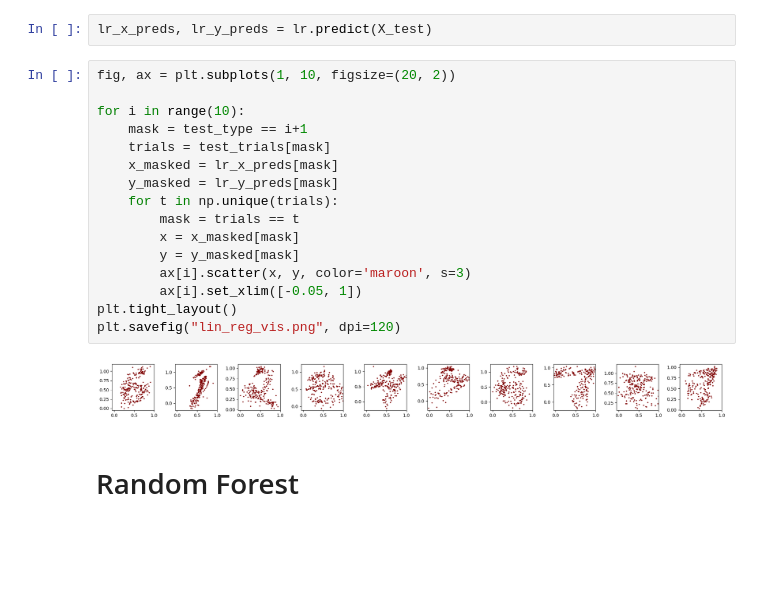
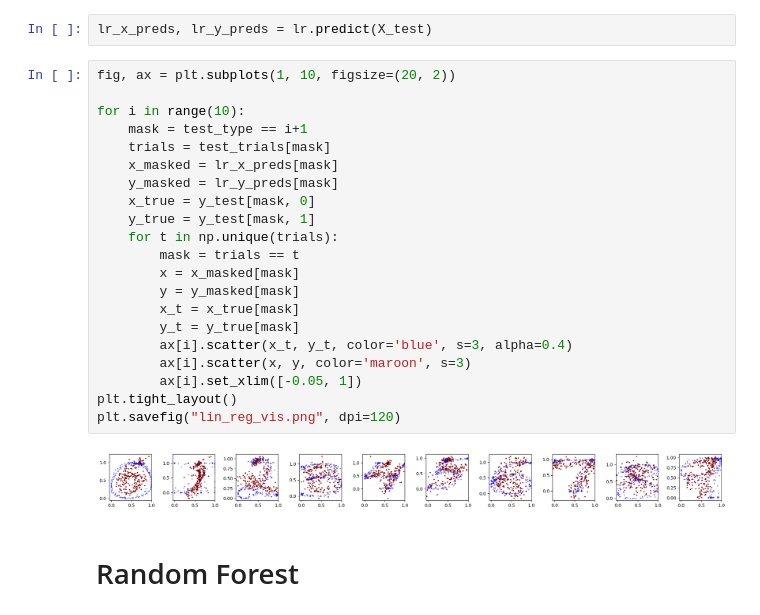
Before and after one commit to imthatmage/Recognition-of-Handwriting-from-Electromyography, a Jupyter notebook: models_training.ipynb, the cells around one changed output. Drawn from its saved outputs; the diff is of its cells as text; blank space fills up the shorter version.

```diff
--- a/models_training.ipynb
+++ b/models_training.ipynb
@@ -63,21 +64,26 @@ lr_x_preds, lr_y_preds = lr.predict(X_test)
 # %%
 fig, ax = plt.subplots(1, 10, figsize=(20, 2))
 
 for i in range(10):
     mask = test_type == i+1
     trials = test_trials[mask]
     x_masked = lr_x_preds[mask]
     y_masked = lr_y_preds[mask]
+    x_true = y_test[mask, 0]
+    y_true = y_test[mask, 1]
     for t in np.unique(trials):
         mask = trials == t
         x = x_masked[mask]
         y = y_masked[mask]
+        x_t = x_true[mask]
+        y_t = y_true[mask]
+        ax[i].scatter(x_t, y_t, color='blue', s=3, alpha=0.4)
         ax[i].scatter(x, y, color='maroon', s=3)
         ax[i].set_xlim([-0.05, 1])
 plt.tight_layout()
 plt.savefig("lin_reg_vis.png", dpi=120)
 # %% [output]
-[figure, old version]
+[figure, new version]
 # %% [markdown]
 # Random Forest
 # %%
```
Also changed, not shown: parts of 12 cells of this notebook, 1 other file.
